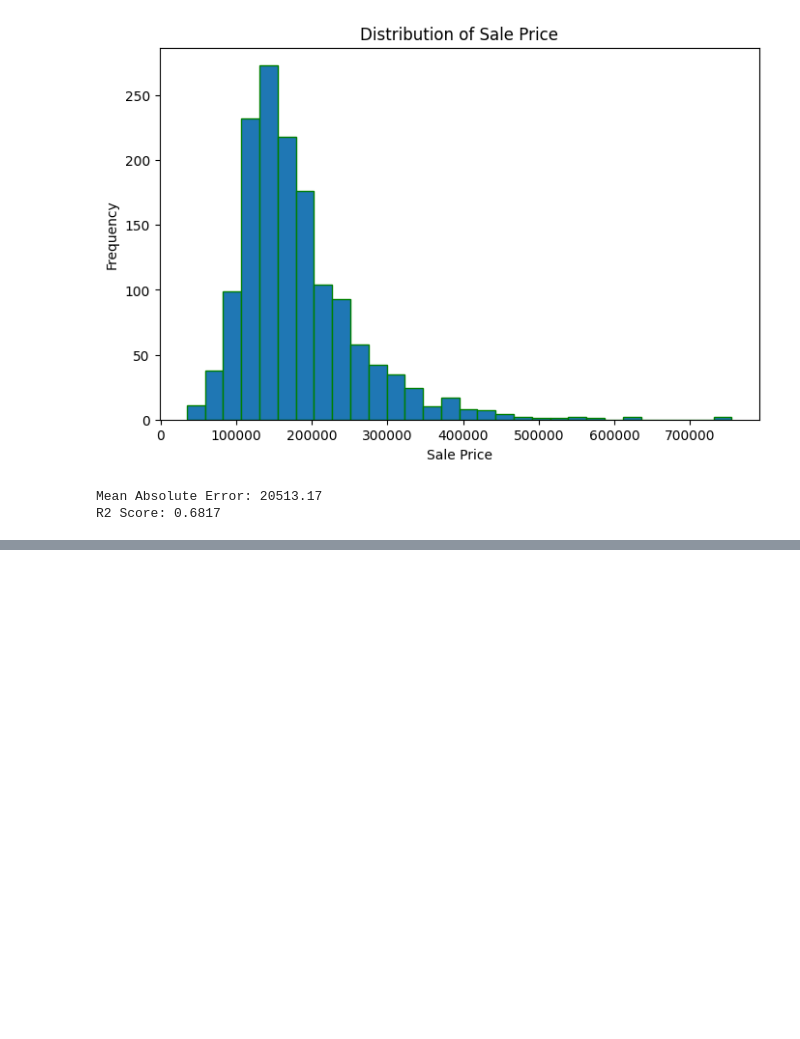
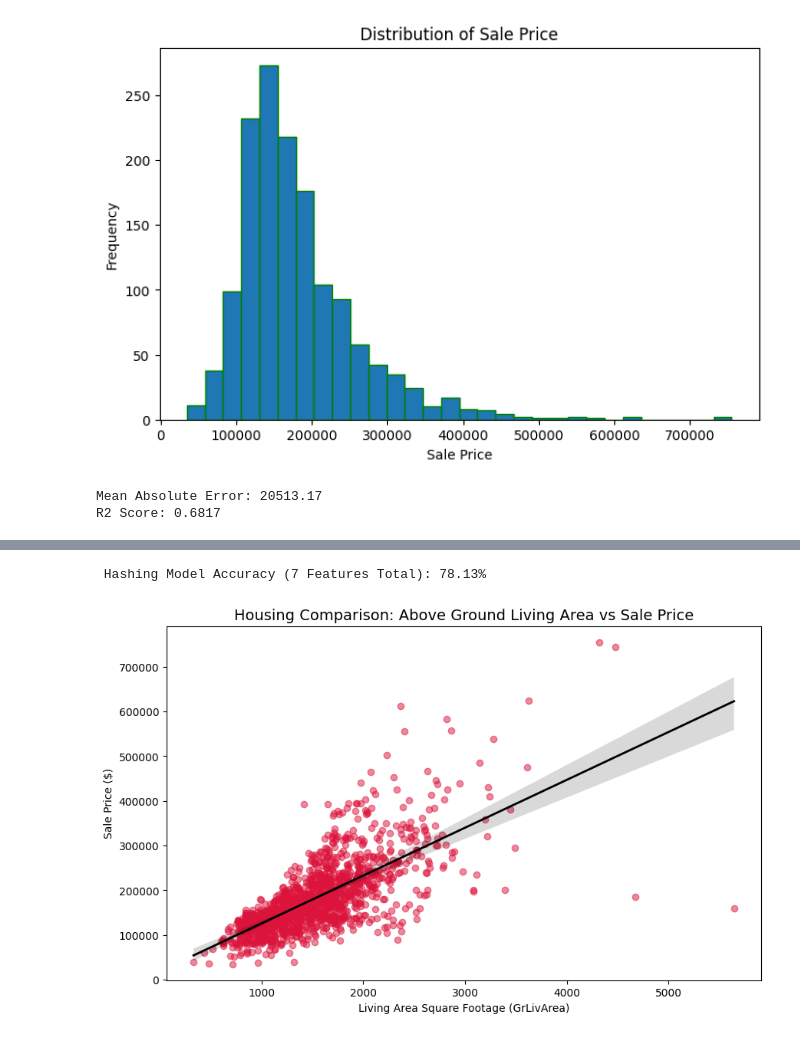
Before and after one commit to lira-gabriella/Machine_Learning_project, a Jupyter notebook: Features.ipynb, the cells around one changed output, grey strips where cells are left out. Saved outputs shown, nothing was run; the diff lists cells and outputs as text; code cells hidden in the pictures; blank space fills up the shorter version.

```diff
--- a/Features.ipynb
+++ b/Features.ipynb
@@ -114,0 +226,21 @@ R2 Score: 0.6817
+# %%
+import numpy as np
+df_train['MoSold_sin'] = np.sin(2 * np.pi * df_train['MoSold'] / 12)
+df_train['MoSold_cos'] = np.cos(2 * np.pi * df_train['MoSold'] / 12)
+df_cyclic = df_train.drop(columns=['MoSold'])
+onehot_cyclic_df = pd.get_dummies(df_cyclic)
+
+onehot_cyclic_clean = onehot_cyclic_df.fillna(0)
+
+X_cyclic = onehot_cyclic_clean.drop(columns=['SalePrice'])
+y_cyclic = onehot_cyclic_clean['SalePrice']
+
+
+model_cyclic = LinearRegression()
+model_cyclic.fit(X_cyclic, y_cyclic)
+
+
+predictions_cyclic = model_cyclic.predict(X_cyclic)
+accuracy_cyclic = r2_score(y_cyclic, predictions_cyclic)
+
+print(f"Combined Cyclic + One-Hot Accuracy: {accuracy_cyclic:.2%}")
@@ -114,0 +272,49 @@ R2 Score: 0.6817
+# %%
+from sklearn.feature_extraction import FeatureHasher
+
+text_data = df_train[['Neighborhood', 'ExterQual']].astype(str)
+
+text_records = text_data.values.tolist()
+
+hasher = FeatureHasher(n_features=5, input_type='string')
+hashed_features = hasher.transform(text_records)
+
+
+
+hashed_df = pd.DataFrame(hashed_features.toarray(), columns=[f'Text_Hash_{i}' for i in range(5)])
+
+numeric_features = ['OverallQual', 'GrLivArea', 'GarageCars', 'TotalBsmtSF', 'YearBuilt', 'FullBath']
+core_numeric = df_train[numeric_features].fillna(0)
+
+X_combined = pd.concat([core_numeric, hashed_df], axis=1)
+y = df_train['SalePrice']
+
+model_combined = LinearRegression()
+model_combined.fit(X_combined, y)
+predictions_combined = model_combined.predict(X_combined)
+
+accuracy_combined = r2_score(y, predictions_combined)
+print(f" Hashing Model Accuracy (7 Features Total): {accuracy_combined:.2%}")
+# %% [output]
+ Hashing Model Accuracy (7 Features Total): 78.13%
+# %%
+import matplotlib.pyplot as plt
+import seaborn as sns
+
+plt.figure(figsize=(10, 6))
+
+sns.regplot(
+    data=df_train,
+    x='GrLivArea',
+    y='SalePrice',
+    scatter_kws={'alpha': 0.5, 'color': 'crimson'},
+    line_kws={'color': 'black', 'linewidth': 2}
+)
+
+plt.title('Housing Comparison: Above Ground Living Area vs Sale Price', fontsize=14)
+plt.xlabel('Living Area Square Footage (GrLivArea)')
+plt.ylabel('Sale Price ($)')
+
+plt.show()
+# %% [output]
+[figure, added]
```
Also changed, not shown: parts of 14 cells of this notebook.
